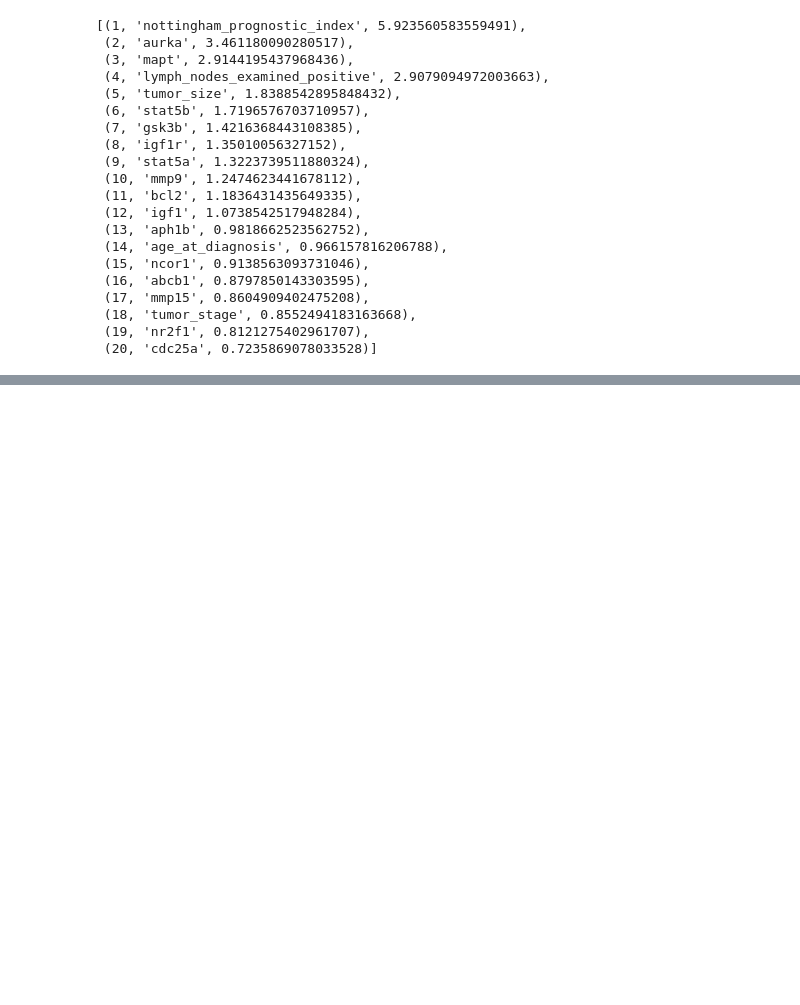
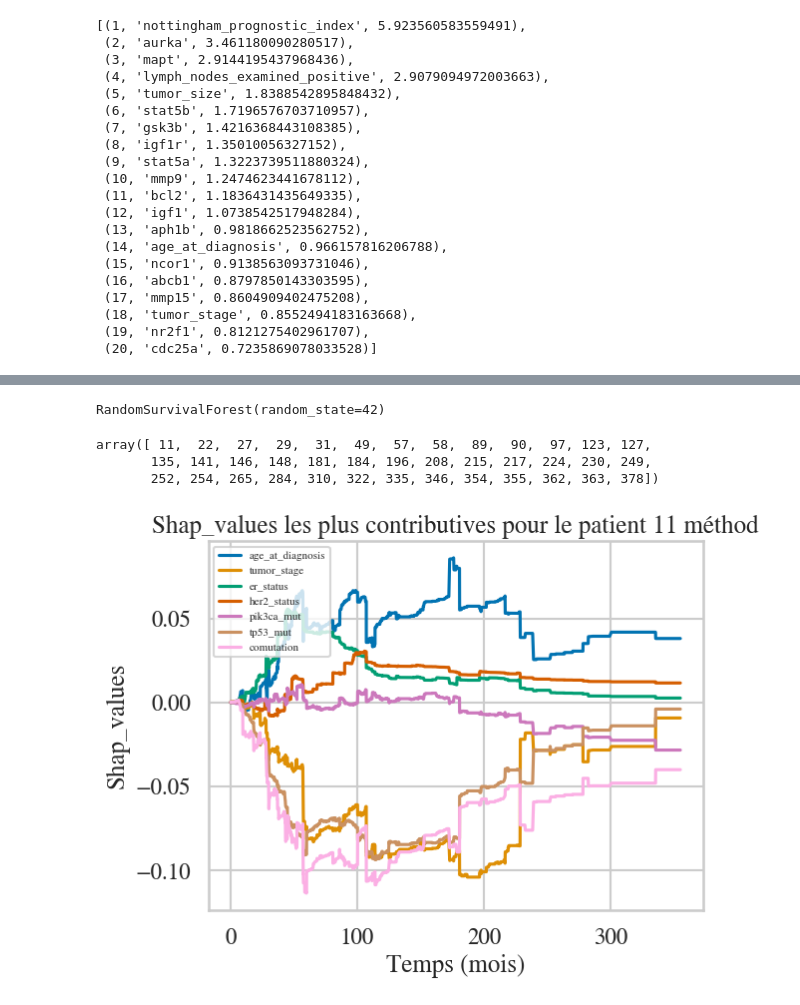
Before and after one commit to Clement-Dn/Surv-ML, a Jupyter notebook: SurvTreeShap_Metabric.ipynb, the cells around one changed output, grey strips where cells are left out. Drawn from its saved outputs; the diff is of its cells as text; code cells hidden in the pictures; blank space fills up the shorter version.

Commit message:
modifs pour genes

```diff
--- a/SurvTreeShap_Metabric.ipynb
+++ b/SurvTreeShap_Metabric.ipynb
@@ -676,0 +721,40 @@ top_indices = np.argsort(aires)[-20:]
+# %%
+y_train_RSF = Surv.from_dataframe("Died_of_Desease", "overall_survival_months", y_train)
+y_test_RSF = Surv.from_dataframe("Died_of_Desease", "overall_survival_months", y_test)
+# %%
+rsf = RandomSurvivalForest(n_estimators=100, random_state=42)
+rsf.fit(X_comp_train, y_train_RSF)
+# %% [output]
+RandomSurvivalForest(random_state=42)
+# %%
+positions = np.where(X_comp_test["comutation"] == 1)[0]
+positions
+# %% [output]
+array([ 11,  22,  27,  29,  31,  49,  57,  58,  89,  90,  97, 123, 127,
+       135, 141, 146, 148, 181, 184, 196, 208, 215, 217, 224, 230, 249,
+       252, 254, 265, 284, 310, 322, 335, 346, 354, 355, 362, 363, 378])
+# %%
+id_patient=11
+# %%
+unique_times = rsf.estimators_[0].unique_times_
+x = np.array(unique_times)
+y = np.array([
+    TreeExplainer(rsf,t=i).shap_values(X_comp_test.iloc[id_patient, :])
+    for i in range(len(unique_times))
+    ])
+# %%
+legend=X_comp.columns
+y_plot=(y.T[:-1].T)
+
+plt.plot(x,y_plot,label=legend)
+
+# Ajouter des labels et une légende
+plt.xlabel("Temps (mois)")
+plt.ylabel("Shap_values")
+plt.title(f"Shap_values les plus contributives pour le patient {id_patient} méthod")
+plt.legend(loc="upper left",fontsize=8)
+
+# Afficher le graphique
+plt.show()
+# %% [output]
+[figure, added]
```
Also changed, not shown: parts of 8 cells of this notebook.
